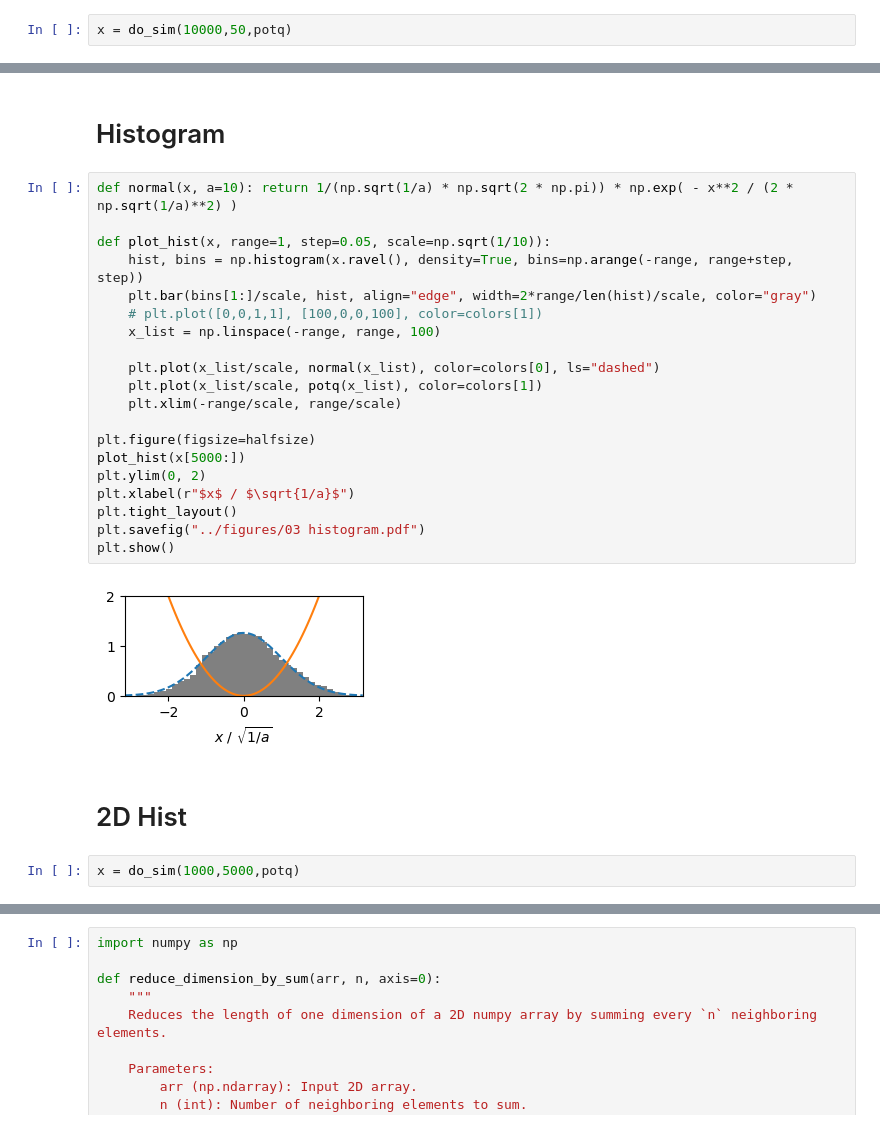
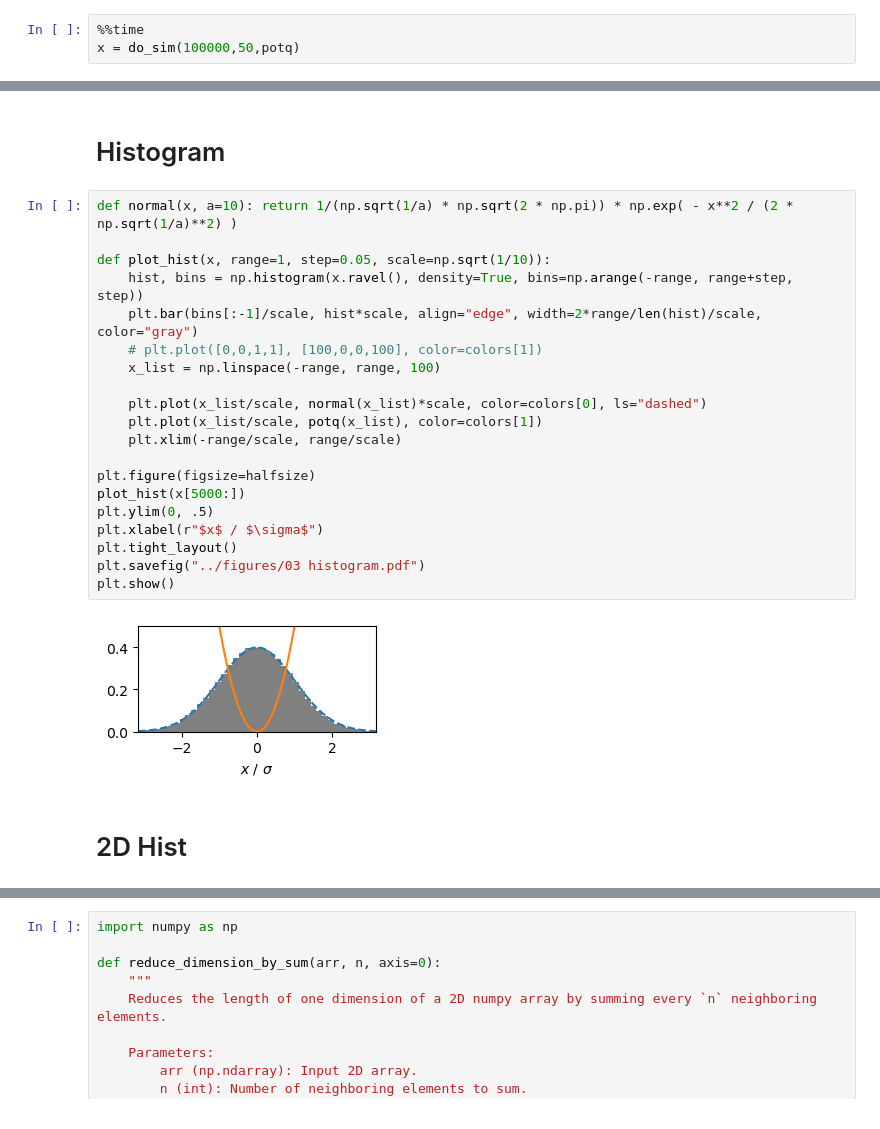
Before and after one commit to leoole100/fp2, a Jupyter notebook: 04 montecarlo/scripts/03 harmonic.ipynb, the cells around one changed output, grey strips where cells are left out. Cells and saved outputs as stored; diff of their text form.

```diff
--- a/04 montecarlo/scripts/03 harmonic.ipynb
+++ b/04 montecarlo/scripts/03 harmonic.ipynb
@@ -29,6 +29,7 @@ def plot_sim(x):
     ax[1].plot(msd)
     ax[2].plot(bins[:-1],hist)
 # %%
-x = do_sim(10000,50,potq)
+%%time
+x = do_sim(100000,50,potq)
 # %%
 plot_sim(x)
@@ -39,27 +38,25 @@ plot_sim(x)
 # %%
 def normal(x, a=10): return 1/(np.sqrt(1/a) * np.sqrt(2 * np.pi)) * np.exp( - x**2 / (2 * np.sqrt(1/a)**2) )
 
 def plot_hist(x, range=1, step=0.05, scale=np.sqrt(1/10)):
 	hist, bins = np.histogram(x.ravel(), density=True, bins=np.arange(-range, range+step, step))
-	plt.bar(bins[1:]/scale, hist, align="edge", width=2*range/len(hist)/scale, color="gray")
+	plt.bar(bins[:-1]/scale, hist*scale, align="edge", width=2*range/len(hist)/scale, color="gray")
 	# plt.plot([0,0,1,1], [100,0,0,100], color=colors[1])
 	x_list = np.linspace(-range, range, 100)
 
-	plt.plot(x_list/scale, normal(x_list), color=colors[0], ls="dashed")
+	plt.plot(x_list/scale, normal(x_list)*scale, color=colors[0], ls="dashed")
 	plt.plot(x_list/scale, potq(x_list), color=colors[1])
 	plt.xlim(-range/scale, range/scale)
 
 plt.figure(figsize=halfsize)
 plot_hist(x[5000:])
-plt.ylim(0, 2)
-plt.xlabel(r"$x$ / $\sqrt{1/a}$")
+plt.ylim(0, .5)
+plt.xlabel(r"$x$ / $\sigma$")
 plt.tight_layout()
 plt.savefig("../figures/03 histogram.pdf")
 plt.show()
 # %% [output]
-[figure, old version]
+[figure, new version]
 # %% [markdown]
 # 2D Hist
-# %%
-x = do_sim(1000,5000,potq)
 # %%
```
Also changed, not shown: parts of 6 cells of this notebook, 5 other files.
